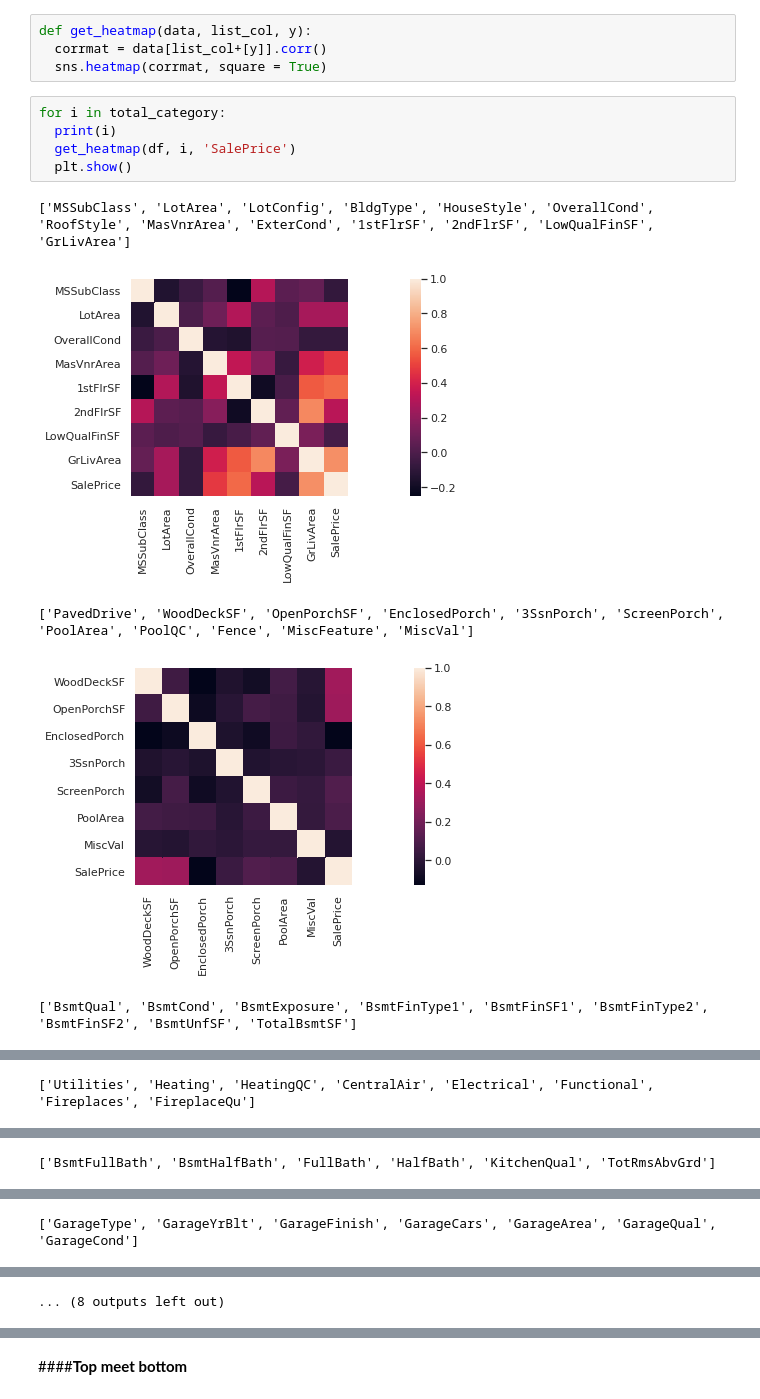
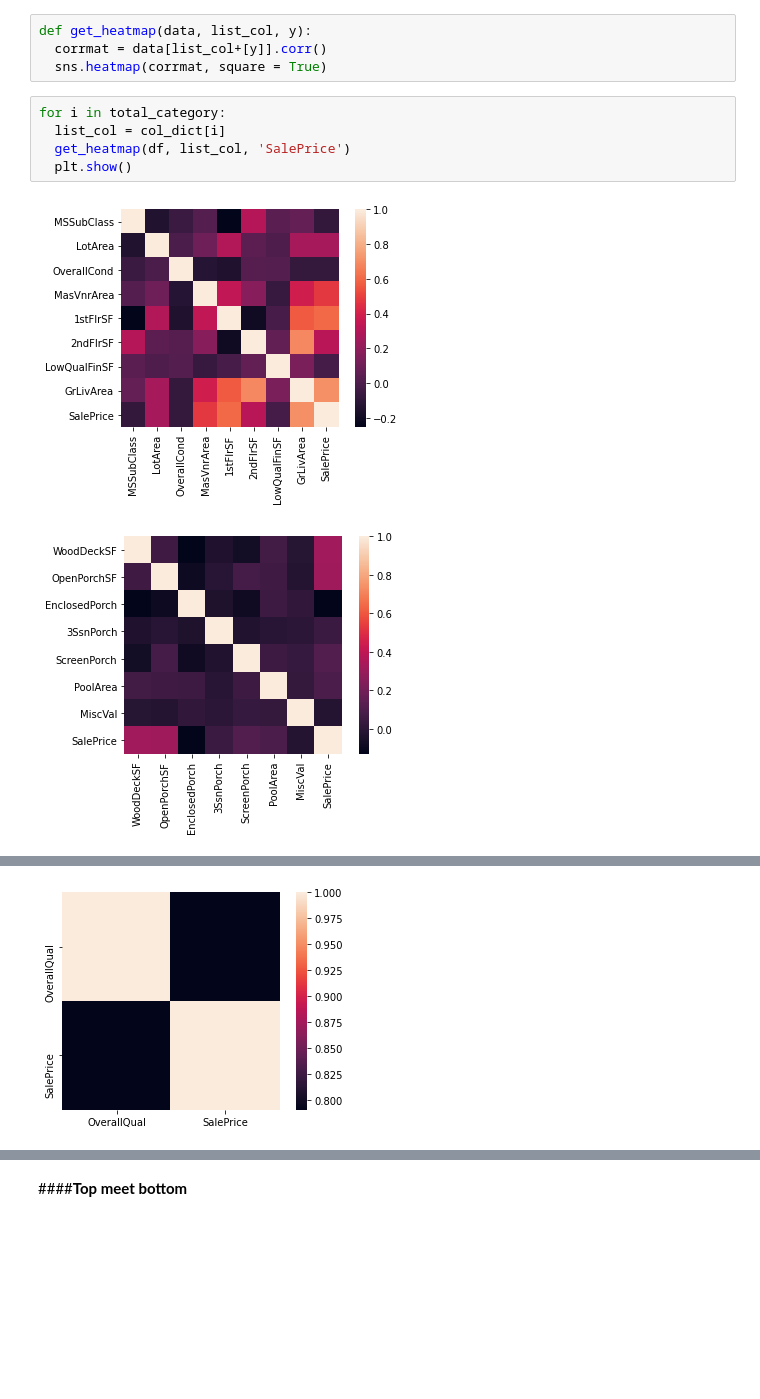
Before and after one commit to Sirabhop/Kaggle_Challenge, a Jupyter notebook: Challenge_2_House_Prices.ipynb, the cells around one changed output, grey strips where cells are left out. Cells and saved outputs as stored; diff of their text form; blank space fills up the shorter version.

```diff
--- a/Challenge_2_House_Prices.ipynb
+++ b/Challenge_2_House_Prices.ipynb
@@ -70,12 +70,9 @@ def get_heatmap(data, list_col, y):
   sns.heatmap(corrmat, square = True)
 # %%
 for i in total_category:
-  print(i)
-  get_heatmap(df, i, 'SalePrice')
+  list_col = col_dict[i]
+  get_heatmap(df, list_col, 'SalePrice')
   plt.show()
 # %% [output]
-['MSSubClass', 'LotArea', 'LotConfig', 'BldgType', 'HouseStyle', 'OverallCond', 'RoofStyle', 'MasVnrArea', 'ExterCond', '1stFlrSF', '2ndFlrSF', 'LowQualFinSF', 'GrLivArea']
-[figure, old version]
+[figure, new version]
-['PavedDrive', 'WoodDeckSF', 'OpenPorchSF', 'EnclosedPorch', '3SsnPorch', 'ScreenPorch', 'PoolArea', 'PoolQC', 'Fence', 'MiscFeature', 'MiscVal']
-[figure, old version]
+[figure, new version]
-['BsmtQual', 'BsmtCond', 'BsmtExposure', 'BsmtFinType1', 'BsmtFinSF1', 'BsmtFinType2', 'BsmtFinSF2', 'BsmtUnfSF', 'TotalBsmtSF']
@@ -83 +79,0 @@ for i in total_category:
-['Utilities', 'Heating', 'HeatingQC', 'CentralAir', 'Electrical', 'Functional', 'Fireplaces', 'FireplaceQu']
@@ -85 +80,0 @@ for i in total_category:
-['BsmtFullBath', 'BsmtHalfBath', 'FullBath', 'HalfBath', 'KitchenQual', 'TotRmsAbvGrd']
@@ -87 +81,0 @@ for i in total_category:
-['GarageType', 'GarageYrBlt', 'GarageFinish', 'GarageCars', 'GarageArea', 'GarageQual', 'GarageCond']
@@ -89 +83 @@ for i in total_category:
-... (8 outputs left out)
+[figure, added]
```
Also changed, not shown: parts of 7 cells of this notebook.
